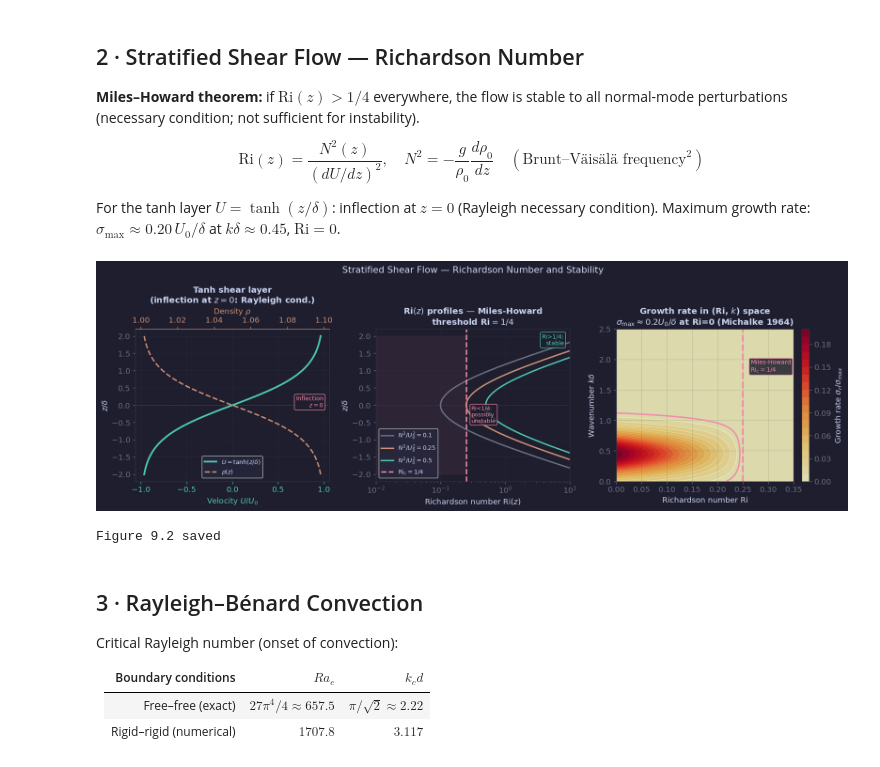
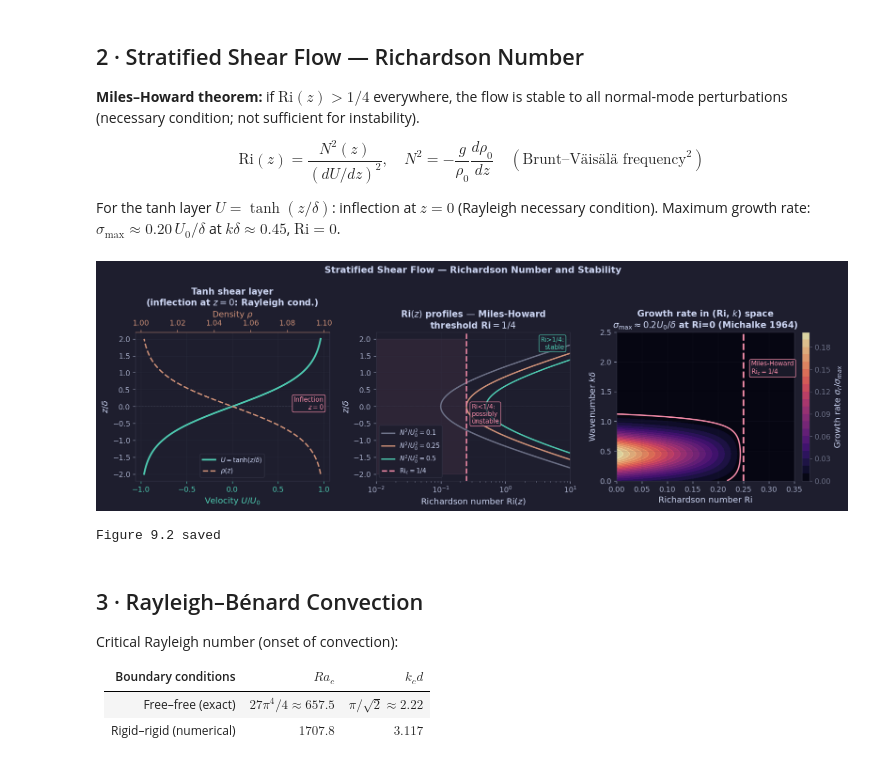
Before and after one commit to SeoulTechPSE/elementary_fluid_dynamics, a Jupyter notebook: ch09_colab.ipynb, the cells around one changed output. Drawn from its saved outputs; the diff is of its cells as text; code cells hidden in the pictures.

```diff
--- a/ch09_colab.ipynb
+++ b/ch09_colab.ipynb
@@ -72,13 +91,13 @@ ax.text(0.97, 0.05, 'Unstable at ALL\nwavenumbers\n(no surface tension)',
 ax2 = axes[1]
 ax2.set_facecolor(BG)
 gamma_st = 0.073; rho_st = 1000.0
-k_arr2 = np.linspace(0, 1.2e5, 1000)
+k_arr2 = np.linspace(0, 2.0e5, 1000)
 
 for DU, col, lbl in zip([1,3,5],[MUTED,ORANGE,TEAL],
                           ['$\\Delta U=1$','$\\Delta U=3$','$\\Delta U=5$ m/s']):
-    sig2  = (k_arr2*DU/2)**2 - gamma_st*k_arr2**3/rho_st
+    sig2  = (k_arr2*DU/2)**2 - gamma_st*k_arr2**3/(2*rho_st)
     ax2.plot(k_arr2/1000, np.sqrt(np.maximum(sig2,0)), color=col, lw=2, label=lbl)
-    k_c = rho_st*DU**2/(4*gamma_st)
+    k_c = rho_st*DU**2/(2*gamma_st)
     ax2.axvline(k_c/1000, color=col, lw=1.2, ls='--', alpha=0.7)
     # Label each k_c on x-axis directly
     ax2.text(k_c/1000+3, 3e4, f'$k_c$\n({DU})', color=col, fontsize=7,
@@ -87,7 +106,7 @@ for DU, col, lbl in zip([1,3,5],[MUTED,ORANGE,TEAL],
 ax2.set_xlabel('Wavenumber $k$ (10$^3$ m$^{-1}$)')
 ax2.set_ylabel('Growth rate $\\sigma_r$ (s$^{-1}$)')
 ax2.set_title('KH with surface tension $\\gamma=0.073$ N/m\n'
-              r'Dashed lines: cutoff $k_c=\rho\Delta U^2/(4\gamma)$')
+              r'Dashed lines: cutoff $k_c=\rho\Delta U^2/(2\gamma)$')
 ax2.legend(fontsize=9, loc='upper left'); ax2.grid(True, lw=0.3)
 ax2.set_ylim(bottom=0)
 
@@ -95,9 +114,9 @@ ax2.set_ylim(bottom=0)
 ax3 = axes[2]
 ax3.set_facecolor(BG)
 U0_range = np.linspace(0.1, 10, 200)
-kc_range = rho_st*U0_range**2/(4*gamma_st)
+kc_range = rho_st*U0_range**2/(2*gamma_st)
 kstar    = 2*kc_range/3
-sig_max  = np.sqrt(np.maximum((kstar*U0_range/2)**2 - gamma_st*kstar**3/rho_st, 0))
+sig_max  = np.sqrt(np.maximum((kstar*U0_range/2)**2 - gamma_st*kstar**3/(2*rho_st), 0))
 lam_c    = 2*np.pi/kc_range*1000
 
 ax3.plot(U0_range, sig_max, color=TEAL, lw=2.5, label='$\\sigma_{\\max}$ (s$^{-1}$)')
@@ -114,9 +133,6 @@ lines1,l1 = ax3.get_legend_handles_labels()
 lines2,l2 = ax3b.get_legend_handles_labels()
 ax3.legend(lines1+lines2, l1+l2, fontsize=8.5, loc='upper center')
 ax3.grid(True, lw=0.3); ax3.set_ylim(bottom=0)
-# Wind ripples label at right edge
-ax3.axvline(2, color=PINK, lw=1.2, ls=':', alpha=0.7)
-ax3.text(2.1, ax3.get_ylim()[1]*0.85, 'Wind\nripples', color=PINK, fontsize=8, va='top')
 
 plt.tight_layout()
 plt.savefig('ch09_fig1_kh.png', dpi=150, bbox_inches='tight', facecolor=BG)
@@ -193,35 +209,35 @@ ax2.legend(fontsize=8.5, loc='lower left'); ax2.grid(True, lw=0.3)
 ax2.set_xlim(0.01, 10)
 
 # ── (c) Growth rate contour — colorbar separate ───────────────────────────
 ax3 = axes[2]
 ax3.set_facecolor(BG)
 Ri_range = np.linspace(0, 0.35, 300)
 k_range  = np.linspace(0, 2.5,  300)
 Ri_g, k_g = np.meshgrid(Ri_range, k_range)
 sigma_approx = np.where(Ri_g < 0.25,
     0.20*np.maximum(1-4*Ri_g,0)*np.exp(-((k_g-0.45)/0.35)**2), 0.0)
-cs = ax3.contourf(Ri_range, k_range, sigma_approx, levels=20, cmap='YlOrRd', alpha=0.85)
+cs = ax3.contourf(Ri_range, k_range, sigma_approx, levels=20, cmap='magma', alpha=0.85)
 ax3.contour(Ri_range, k_range, sigma_approx, levels=[0.005], colors=[PINK], linewidths=2)
 ax3.axvline(0.25, color=PINK, lw=2.5, ls='--')
 # Label inside the plot where there's space
 ax3.text(0.265, 1.8, 'Miles-Howard\n$\\mathrm{Ri}_c=1/4$',
          color=PINK, fontsize=8.5,
          bbox=dict(boxstyle='round,pad=0.25', fc='#1e1e2e', ec=PINK, alpha=0.85))
 cbar = plt.colorbar(cs, ax=ax3, fraction=0.046, pad=0.04,
                     label='Growth rate $\\sigma_r/\\sigma_{max}$')
 cbar.ax.yaxis.label.set_color(FG); cbar.ax.tick_params(colors=MUTED)
 ax3.set_xlabel('Richardson number Ri')
 ax3.set_ylabel('Wavenumber $k\\delta$')
 ax3.set_title('Growth rate in (Ri, $k$) space\n'
               '$\\sigma_{\\max}\\approx0.2 U_0/\\delta$ at Ri=0 (Michalke 1964)')
 ax3.grid(True, lw=0.3, alpha=0.4)
 
 plt.tight_layout()
 plt.savefig('ch09_fig2_stratified.png', dpi=150, bbox_inches='tight', facecolor=BG)
 plt.show()
 print("Figure 9.2 saved")
 # %% [output]
-[figure, old version]
+[figure, new version]
 Figure 9.2 saved
 # %% [markdown]
 ## 3 · Rayleigh–Bénard Convection
```
Also changed, not shown: parts of 8 cells of this notebook, 3 other files.
